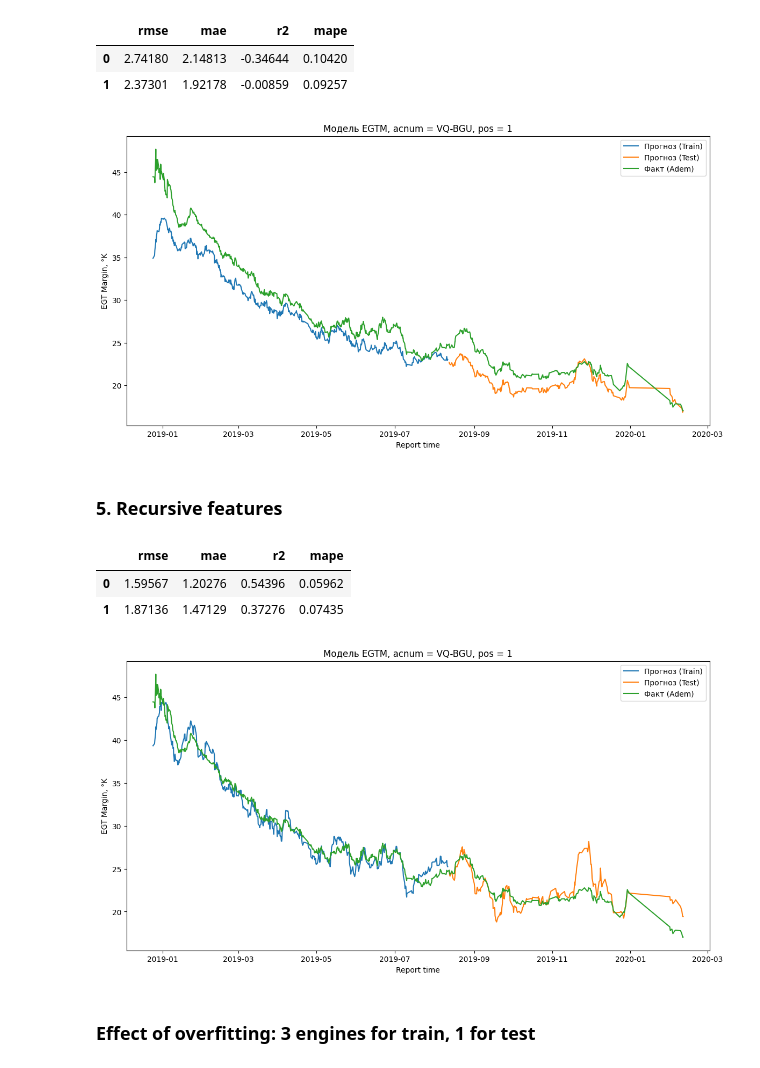
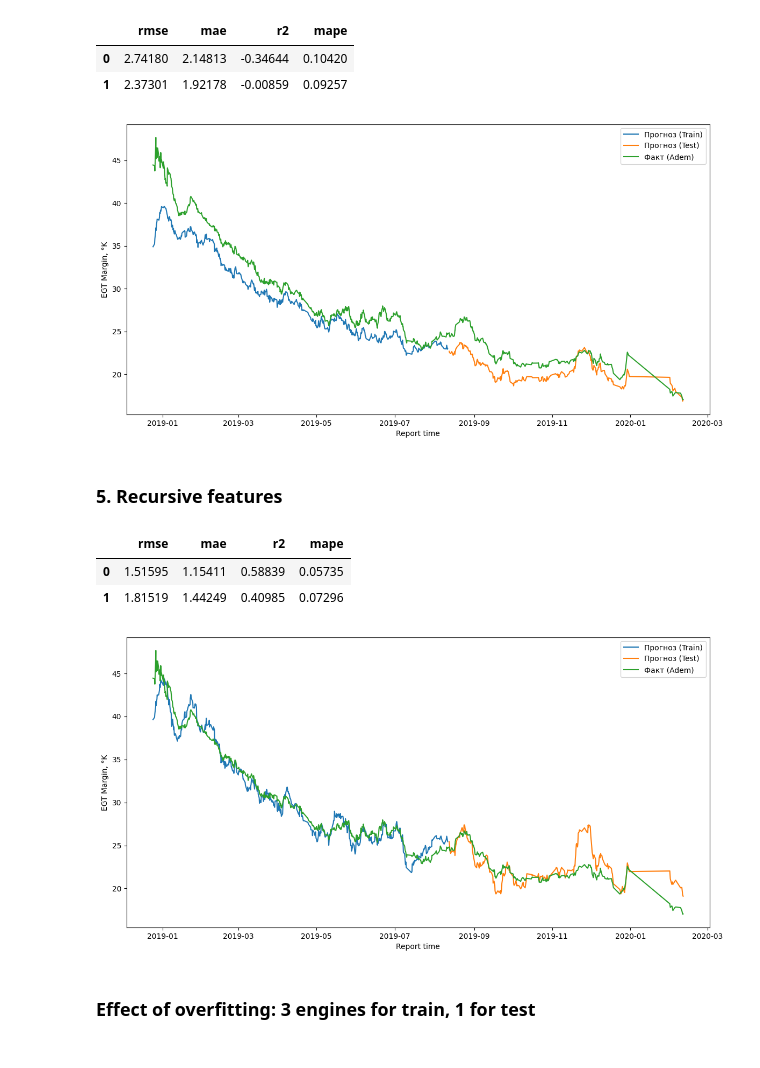
Before and after one commit to skeptlk/ecm, a Jupyter notebook: ml_experiments_comparison.ipynb, the cells around one changed output. Drawn from its saved outputs; the diff is of its cells as text; code cells hidden in the pictures.

```diff
--- a/ml_experiments_comparison.ipynb
+++ b/ml_experiments_comparison.ipynb
@@ -50,7 +50,7 @@ adj_features = [
   'lpcsv', 'pf', 'gw', 'n1c2', 'ttp', 'ps14', 'nai', 'fvd', 'lpctc', 'foc', 'cg', 'w14'
 ]
 
-data = dataset.copy(deep=False)
+data = dataset.copy(deep=False).reset_index()
 X = data[adj_features].fillna(0)
 y = data['egtm']
 
@@ -106,7 +109,7 @@ def plot_predictions(data, acnum, pos, train_i, predicted_test, predicted_train,
 
   plt.ylabel("EGT Margin, °K")
   plt.xlabel("Report time")
-  plt.title(f'Модель EGTM, acnum = {acnum}, pos = {pos}' if title is None else title)
+  # plt.title(f'Модель EGTM, acnum = {acnum}, pos = {pos}' if title is None else title)
   plt.legend(['Прогноз (Train)', 'Прогноз (Test)', 'Факт (Adem)'])
   plt.show()
 # %% [markdown]
@@ -154,7 +157,7 @@ pd.DataFrame([
 # %%
 plot_predictions(data, 'VQ-BGU', 1, train_i, predicted_test, predicted_train, is_smooth=True)
 # %% [output]
-[figure, old version]
+[figure, new version]
 # %% [markdown]
 ### 5. Recursive features
 # %%
@@ -166,7 +169,7 @@ meta_cols = ['reportts', 'acnum', 'pos']
 X_recursive = get_recursive_features([
   correct(bgu)[selected_corrected + y_cols + meta_cols],
   correct(bdu)[selected_corrected + y_cols + meta_cols]
-], n_back=14, features=selected_corrected)
+], n_back=16, features=selected_corrected)
 
 
 X = X_recursive.drop(columns=(y_cols + meta_cols))
@@ -179,12 +182,12 @@ pd.DataFrame([
 ])
 # %% [output]
 |  | rmse | mae | r2 | mape |
-| 0 | 1.59567 | 1.20276 | 0.54396 | 0.05962 |
-| 1 | 1.87136 | 1.47129 | 0.37276 | 0.07435 |
+| 0 | 1.51595 | 1.15411 | 0.58839 | 0.05735 |
+| 1 | 1.81519 | 1.44249 | 0.40985 | 0.07296 |
 # %%
-plot_predictions(data, 'VQ-BGU', 1, train_i, predicted_test, predicted_train, is_smooth=True, alpha=0.8)
+plot_predictions(data, 'VQ-BGU', 1, train_i, predicted_test, predicted_train, is_smooth=True, alpha=0.9)
 # %% [output]
-[figure, old version]
+[figure, new version]
 # %% [markdown]
 ### Effect of overfitting: 3 engines for train, 1 for test
 # %%
```
Also changed, not shown: parts of 9 cells of this notebook.
